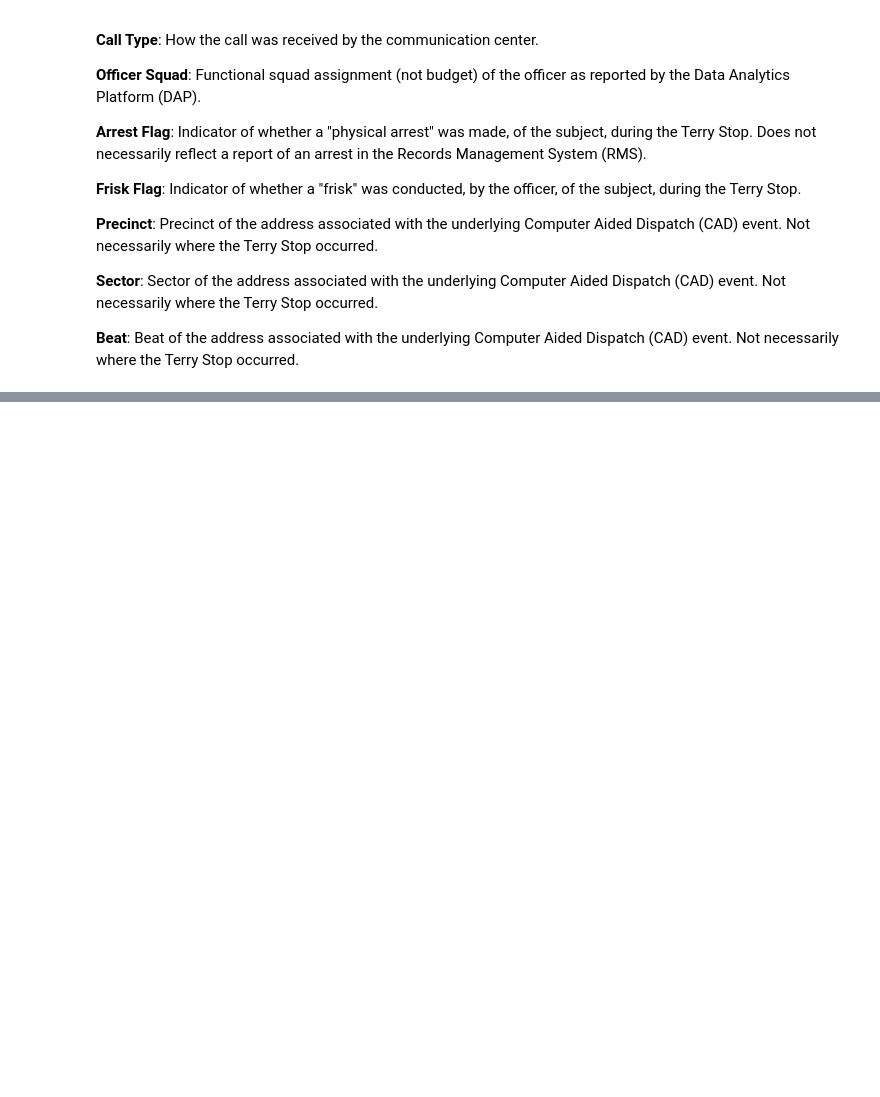
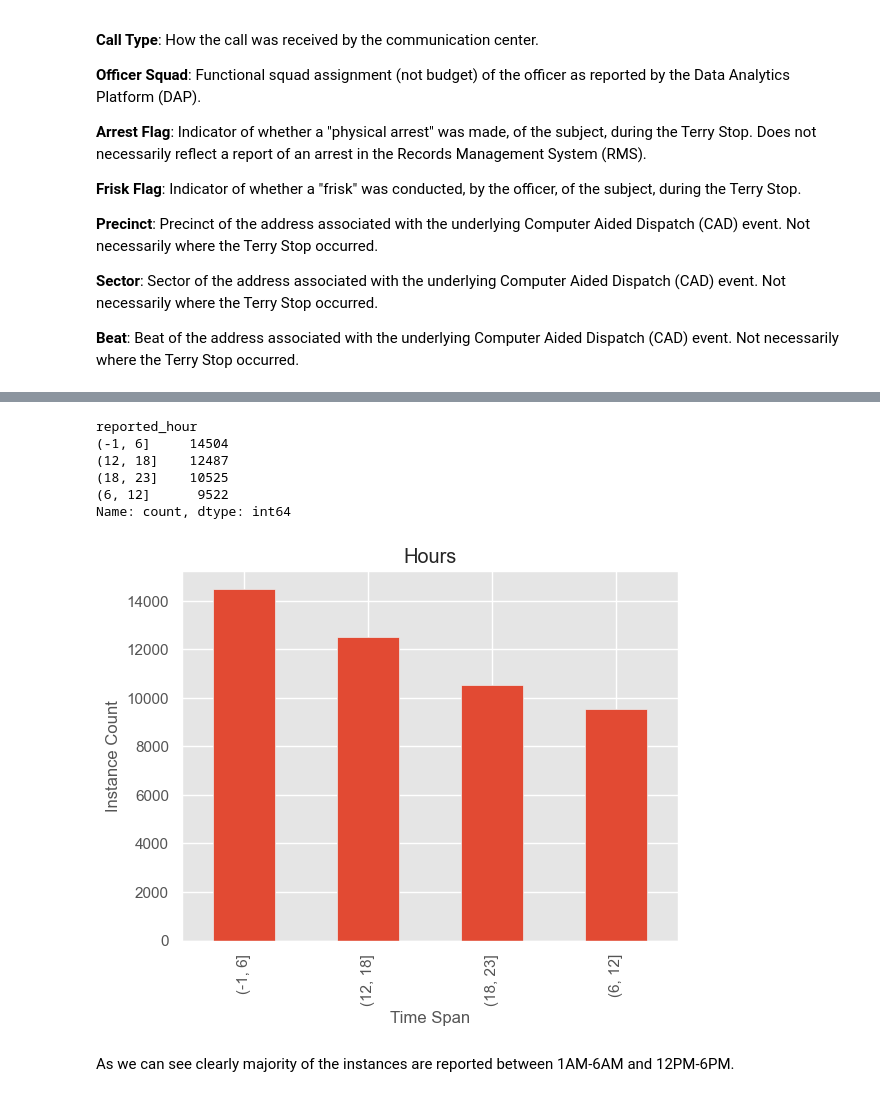
Before and after one commit to ShamlaA/Terry-Traffic-Stops-Prediction-for-Racial-Bias, a Jupyter notebook: index.ipynb, the cells around one changed output, grey strips where cells are left out. Drawn from its saved outputs; the diff is of its cells as text; code cells hidden in the pictures; blank space fills up the shorter version.

```diff
--- a/index.ipynb
+++ b/index.ipynb
@@ -75,0 +1063,5 @@ This dataset contains the following data:
+# %%
+# Now that the values of the two fields are identical, let us create a new column dif_race and populate it
+df_copy['dif_race'] = df_copy['officer_race']!= df_copy['subject_perceived_race']
+
+df_copy['dif_race'].value_counts()
@@ -75,0 +1076,12 @@ This dataset contains the following data:
+# %%
+# Matching both genders
+male = ['Male']
+female = ['Female']
+
+replace_val(df_copy, 'subject_perceived_gender', male, 'M')
+replace_val(df_copy, 'subject_perceived_gender', female, 'F')
+
+# Now that the values of the two fields are identical, let us create a new column dif_gender and populate it
+df_copy['dif_gender'] = df_copy['subject_perceived_gender']!= df_copy['officer_gender']
+
+df_copy['dif_gender'].value_counts()
@@ -75,0 +1093,11 @@ This dataset contains the following data:
+# %%
+# Let us create a column which indicates both a difference in race and gender.
+df_copy['dif_race_gender'] = np.nan
+
+for i in range(len(df_copy['dif_race'])):
+    if df_copy['dif_race'].iloc[i] == 0 and df_copy['dif_gender'].iloc[i] == 0:
+        df_copy['dif_race_gender'].iloc[i] = 'N'
+    else:
+        df_copy['dif_race_gender'].iloc[i] = 'Y'
+
+df_copy['dif_race_gender'].value_counts()
@@ -75,0 +1114,25 @@ This dataset contains the following data:
+# %%
+# Creating bins for the different time records
+bins = [-1, 6, 12, 18, 23] # The time is in 24hr format -1 represents 1AM.
+binned_time = pd.cut(df_copy['reported_hour'], bins)
+binned_time = binned_time.cat.as_ordered()
+
+binned_time.value_counts()
+# %% [output]
+reported_hour
+(-1, 6]     14504
+(12, 18]    12487
+(18, 23]    10525
+(6, 12]      9522
+Name: count, dtype: int64
+# %%
+# Plotting the binned time with the value counts
+binned_time.value_counts().plot(kind='bar')
+plt.title('Hours')
+plt.xlabel('Time Span')
+plt.ylabel('Instance Count')
+plt.show()
+# %% [output]
+[figure, added]
+# %% [markdown]
+As we can see clearly majority of the instances are reported between 1AM-6AM and 12PM-6PM.
```
Also changed, not shown: parts of 102 cells of this notebook, 2 other files.
